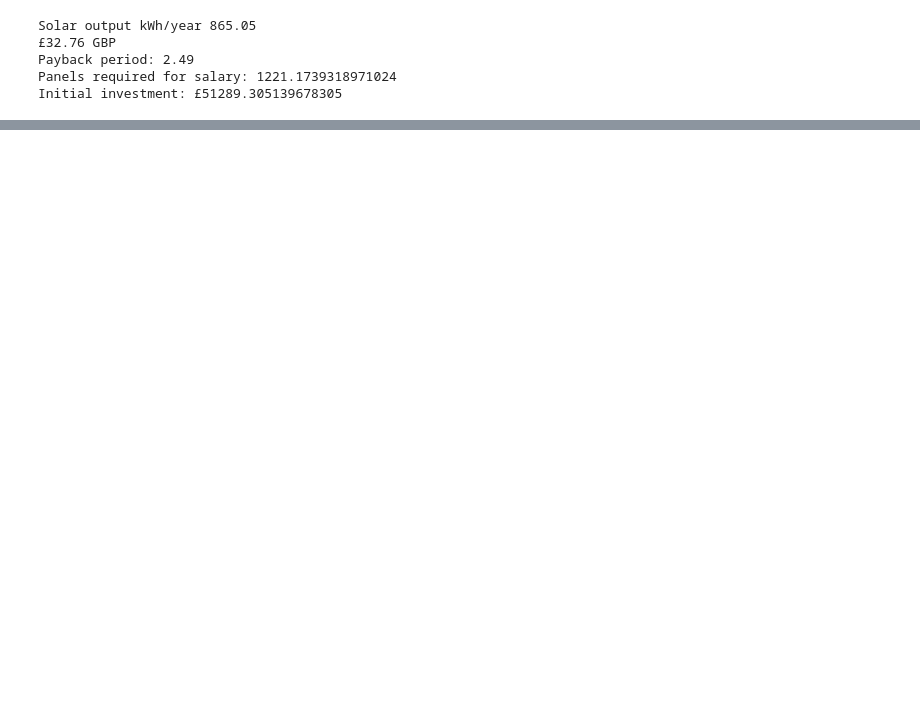
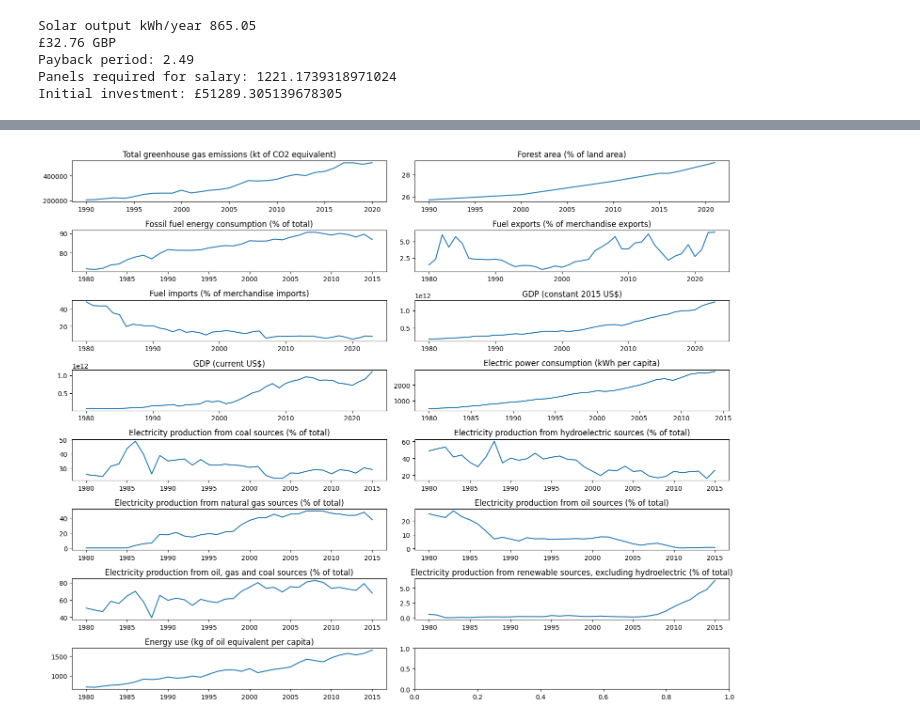
Before and after one commit to tupoiu/international-solar-panel-analysis, a Jupyter notebook: analysis.ipynb, the cells around one changed output, grey strips where cells are left out. Cells and saved outputs as stored; diff of their text form; code cells hidden in the pictures; blank space fills up the shorter version.

Commit message:
Add Turkey analysis

```diff
--- a/analysis.ipynb
+++ b/analysis.ipynb
@@ -145,3 +109,21 @@ Solar output kWh/year 865.05
 Payback period: 2.49
 Panels required for salary: 1221.1739318971024
 Initial investment: £51289.305139678305
+# %%
+# After rethinking strategy, Turkey may be a better bet than Kazakhstan
+
+# Good universities for engineers in Turkey:
+# - Istanbul technical University
+# - Middle East technical University
+# - Yildiz technical University
+# - a couple private universities
+
+# However, engineers from these Universities may be very expensive
+
+# Minimum wage in Turkey is 20k Lira = £5.36k per year
+# https://wageindicator.org/salary/minimum-wage/turkey
+
+# Midnio (discord) estimates median wage at 30k TRY / Month = 360K TRY / Year = £8033 / Year
+
+tdf = get_country_df("Turkiye")
+tdf.head()
@@ -147,0 +138,62 @@ Initial investment: £51289.305139678305
+# %%
+ghg_emissions = "Total greenhouse gas emissions (kt of CO2 equivalent)"
+forest_area_percent = "Forest area (% of land area)"
+fossil_fuel_consumption_percent = "Fossil fuel energy consumption (% of total)"
+percent_of_exports_are_fuel = "Fuel exports (% of merchandise exports)"
+percent_of_imports_are_fuel = "Fuel imports (% of merchandise imports)"
+gdp_2015_usd = "GDP (constant 2015 US$)"
+gdp_usd = "GDP (current US$)"
+kwh_consumption_per_capita = "Electric power consumption (kWh per capita)"
+electricity_percent_transmission_loss = "Electric power transmission and distribution losses (% of output)"
+elec_production_coal_percent = "Electricity production from coal sources (% of total)"
+elec_production_hydro_percent = "Electricity production from hydroelectric sources (% of total)"
+elec_production_gas_percent = "Electricity production from natural gas sources (% of total)"
+elec_production_nuclear_percent = "Electricity production from nuclear sources (% of total)"
+elec_production_oil_percent = "Electricity production from oil sources (% of total)"
+elec_production_fossil_percent = "Electricity production from oil, gas and coal sources (% of total)"
+elec_production_renewable_no_hydro_percent = "Electricity production from renewable sources, excluding hydroelectric (% of total)"
+energy_consumption_kg_oil_per_capita = "Energy use (kg of oil equivalent per capita)"
+"Electricity production from renewable sources, excluding hydroelectric (kWh)"
+
+
+labels = [
+  ghg_emissions,
+  forest_area_percent,
+  fossil_fuel_consumption_percent,
+  percent_of_exports_are_fuel,
+  percent_of_imports_are_fuel,
+  gdp_2015_usd,
+  gdp_usd,
+  kwh_consumption_per_capita,
+  # electricity_percent_transmission_loss,
+  elec_production_coal_percent,
+  elec_production_hydro_percent,
+  elec_production_gas_percent,
+  # elec_production_nuclear_percent,
+  elec_production_oil_percent,
+  elec_production_fossil_percent,
+  elec_production_renewable_no_hydro_percent,
+  energy_consumption_kg_oil_per_capita,
+]
+
+
+print("""
+Overview of Energy in Turkey
+""")
+
+def plot_labels(labels : list[str], df):
+  n = len(labels)
+
+  # Create a nx2 grid of subplots
+  fig, axes = plt.subplots((n + 1) // 2, 2, figsize=(15,12))
+
+  # Plot a scatter plot on each axis
+  for i in range(n):
+    axis = axes[i // 2, i % 2]
+    axis.set_title(labels[i])
+    sns.lineplot(ax=axis, x=year_range, y=getDataVector(labels[i], tdf))
+  plt.tight_layout()
+  plt.show()
+
+plot_labels(labels, tdf)
+# %% [output]
@@ -147,0 +201 @@ Initial investment: £51289.305139678305
+[figure, added]
```
Also changed, not shown: parts of 14 cells of this notebook, 1 other file.
